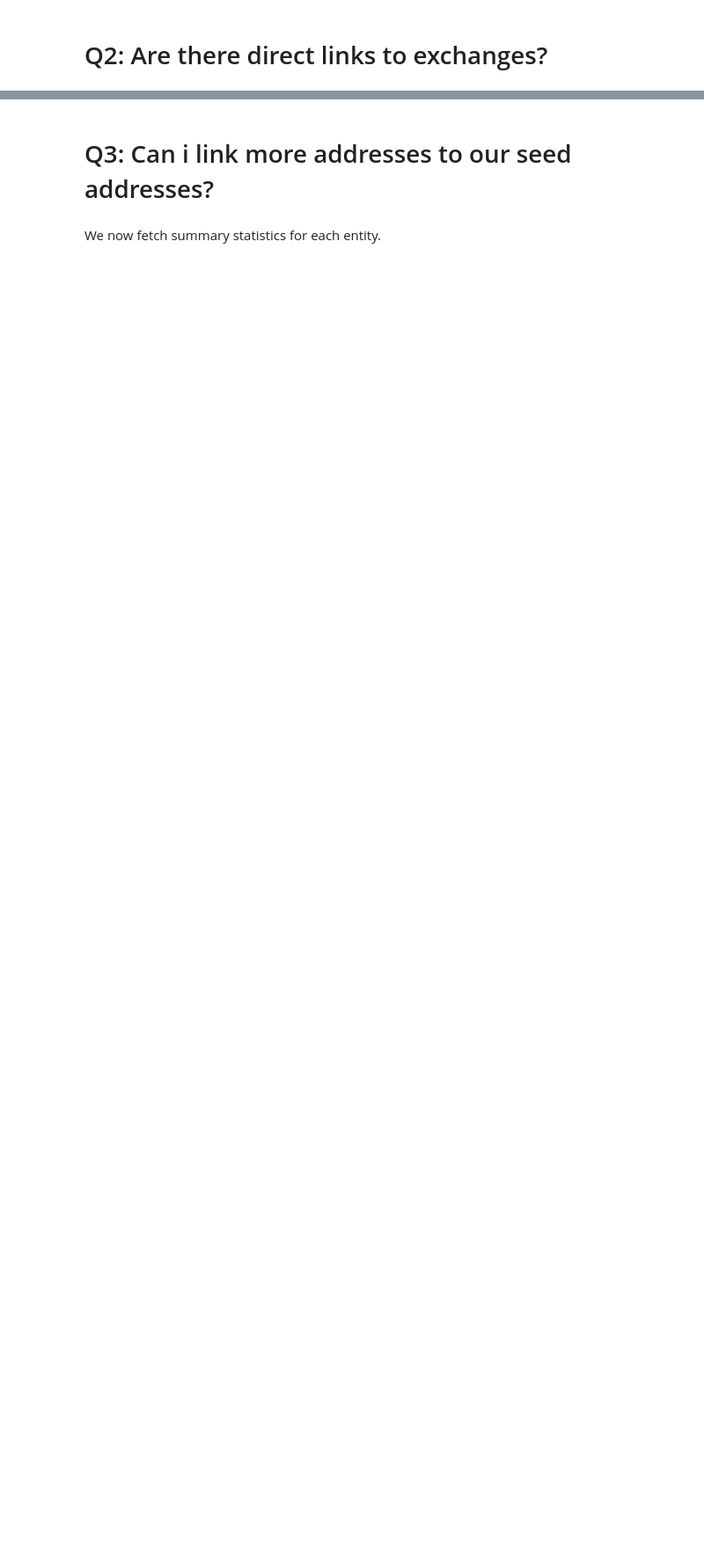
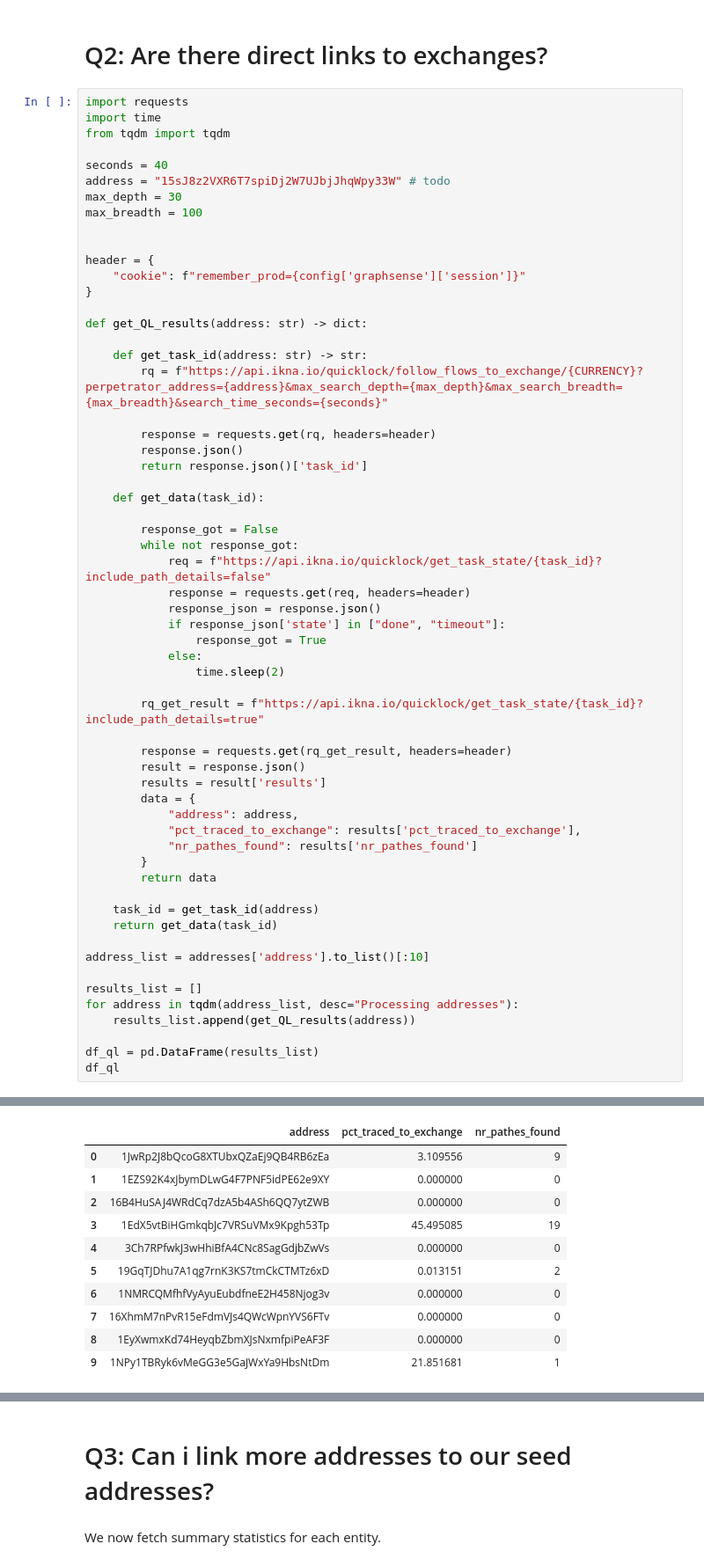
Before and after one commit to iknaio/iknaio-api-tutorial, a Jupyter notebook: standalone/05_alice_dwm.ipynb, the cells around one changed output, grey strips where cells are left out. Shown: that part at 88% size. Saved outputs shown, nothing was run; the diff lists cells and outputs as text; blank space fills up the shorter version.

```diff
--- a/standalone/05_alice_dwm.ipynb
+++ b/standalone/05_alice_dwm.ipynb
@@ -137,4 +141,62 @@ print(f"{len(respAddrDF)} addresses received {sum(respAddrDF['total_received_usd
 # %% [markdown]
 # Q2: Are there direct links to exchanges?
 # %%
+import requests
+import time
+from tqdm import tqdm
+
+seconds = 40
+address = "15sJ8z2VXR6T7spiDj2W7UJbjJhqWpy33W" # todo
+max_depth = 30
+max_breadth = 100
+
+
+header = {
+    "cookie": f"remember_prod={config['graphsense']['session']}"
+}
+
+def get_QL_results(address: str) -> dict:
+
+    def get_task_id(address: str) -> str:
+        rq = f"https://api.ikna.io/quicklock/follow_flows_to_exchange/{CURRENCY}?perpetrator_address={address}&max_search_depth={max_depth}&max_search_breadth={max_breadth}&search_time_seconds={seconds}"
+
+        response = requests.get(rq, headers=header)
+        response.json()
+        return response.json()['task_id']
+
+    def get_data(task_id):
+
+        response_got = False
+        while not response_got:
+            req = f"https://api.ikna.io/quicklock/get_task_state/{task_id}?include_path_details=false"
+            response = requests.get(req, headers=header)
+            response_json = response.json()
+            if response_json['state'] in ["done", "timeout"]:
+                response_got = True
+            else:
+                time.sleep(2)
+
+        rq_get_result = f"https://api.ikna.io/quicklock/get_task_state/{task_id}?include_path_details=true"
+
+        response = requests.get(rq_get_result, headers=header)
+        result = response.json()
+        results = result['results']
+        data = {
+            "address": address,
+            "pct_traced_to_exchange": results['pct_traced_to_exchange'],
+            "nr_pathes_found": results['nr_pathes_found']
+        }
+        return data
+
+    task_id = get_task_id(address)
+    return get_data(task_id)
+
+address_list = addresses['address'].to_list()[:10]
+
+results_list = []
+for address in tqdm(address_list, desc="Processing addresses"):
+    results_list.append(get_QL_results(address))
+
+df_ql = pd.DataFrame(results_list)
+df_ql
 # %% [output]
@@ -141,0 +203,11 @@ They map to 96 distinct entities
+|  | address | pct_traced_to_exchange | nr_pathes_found |
+| 0 | 1JwRp2J8bQcoG8XTUbxQZaEj9QB4RB6zEa | 3.109556 | 9 |
+| 1 | 1EZS92K4xJbymDLwG4F7PNF5idPE62e9XY | 0.000000 | 0 |
+| 2 | 16B4HuSAJ4WRdCq7dzA5b4ASh6QQ7ytZWB | 0.000000 | 0 |
+| 3 | 1EdX5vtBiHGmkqbJc7VRSuVMx9Kpgh53Tp | 45.495085 | 19 |
+| 4 | 3Ch7RPfwkJ3wHhiBfA4CNc8SagGdjbZwVs | 0.000000 | 0 |
+| 5 | 19GqTJDhu7A1qg7rnK3KS7tmCkCTMTz6xD | 0.013151 | 2 |
+| 6 | 1NMRCQMfhfVyAyuEubdfneE2H458Njog3v | 0.000000 | 0 |
+| 7 | 16XhmM7nPvR15eFdmVJs4QWcWpnYVS6FTv | 0.000000 | 0 |
+| 8 | 1EyXwmxKd74HeyqbZbmXJsNxmfpiPeAF3F | 0.000000 | 0 |
+| 9 | 1NPy1TBRyk6vMeGG3e5GaJWxYa9HbsNtDm | 21.851681 | 1 |
```
Also changed, not shown: parts of 9 cells of this notebook.
